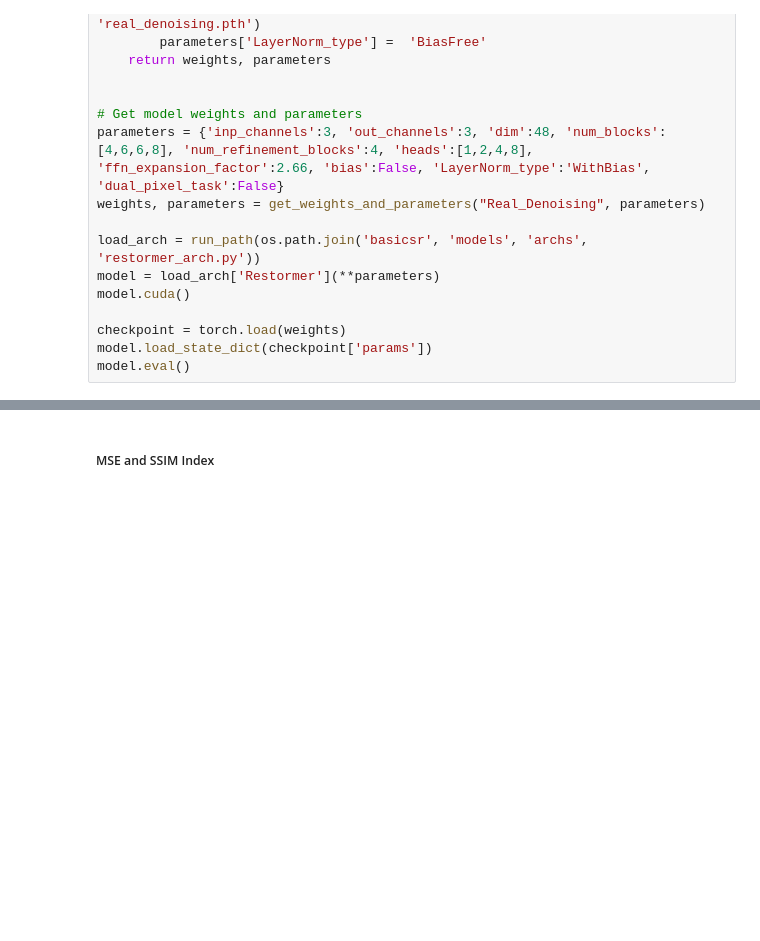
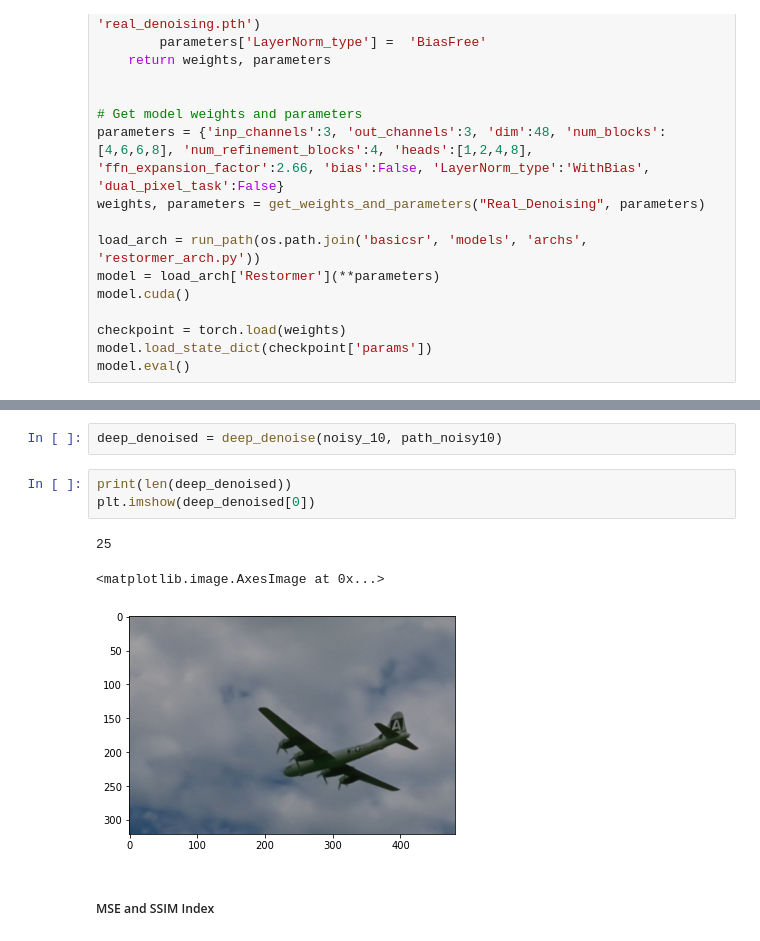
Before and after one commit to JaiswalFelipe/ITNPAI1_Assignment, a Jupyter notebook: ImageDenoising.ipynb, the cells around one changed output, grey strips where cells are left out. Saved outputs shown, nothing was run; the diff lists cells and outputs as text; blank space fills up the shorter version.

```diff
--- a/ImageDenoising.ipynb
+++ b/ImageDenoising.ipynb
@@ -311,3 +322,12 @@ with torch.no_grad():
+# %%
+deep_denoised = deep_denoise(noisy_10, path_noisy10)
+# %%
+print(len(deep_denoised))
+plt.imshow(deep_denoised[0])
+# %% [output]
+25
+<matplotlib.image.AxesImage at 0x...>
+[figure, added]
 # %% [markdown]
 ##### MSE and SSIM Index
 # %%
```
Also changed, not shown: parts of 5 cells of this notebook.
